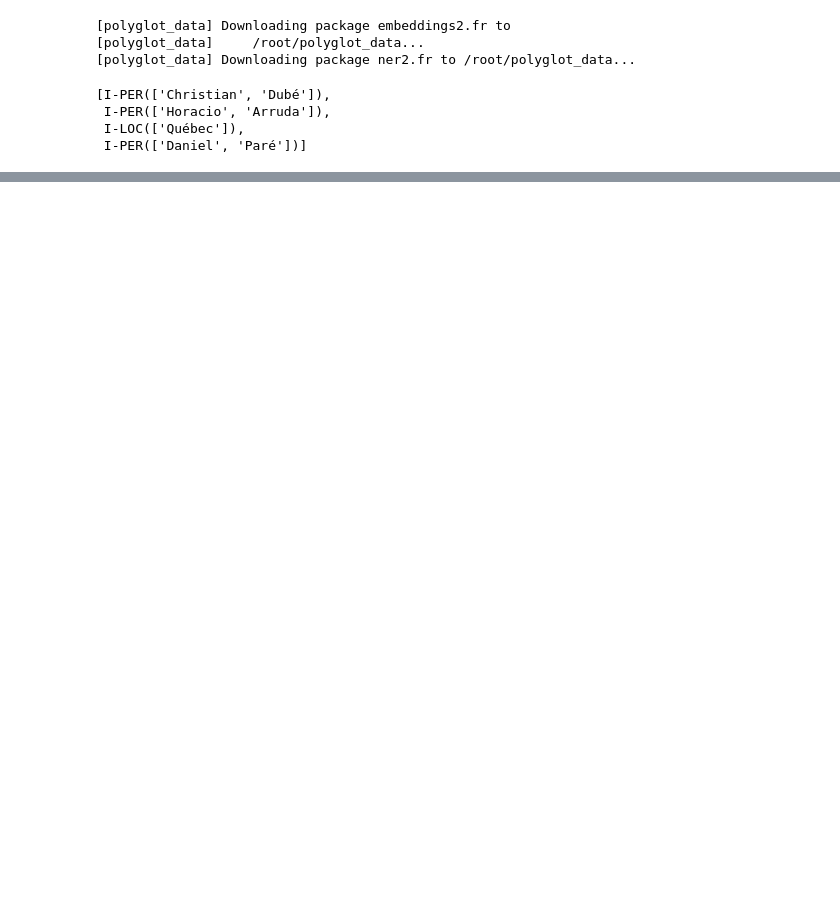
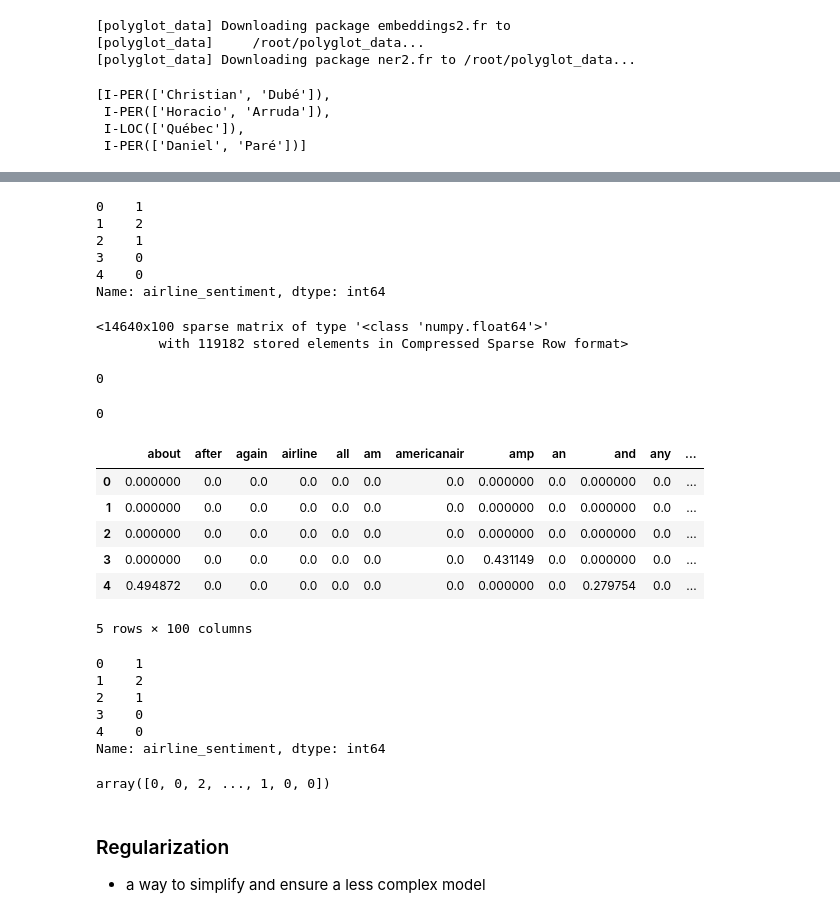
Before and after one commit to ywang1110/NLP, a Jupyter notebook: Quora_Question_Pairs_Similarity_Problem.ipynb, the cells around one changed output, grey strips where cells are left out. Saved outputs shown, nothing was run; the diff lists cells and outputs as text; code cells hidden in the pictures; blank space fills up the shorter version.

```diff
--- a/Quora_Question_Pairs_Similarity_Problem.ipynb
+++ b/Quora_Question_Pairs_Similarity_Problem.ipynb
@@ -1373,0 +2112,3 @@ ptext.entities
+# %%
+tweets['airline_sentiment'] = tweets['airline_sentiment'].replace(to_replace=['negative','neutral','positive'], value=[0,1,2])
+tweets.head()
@@ -1373,0 +2122,48 @@ ptext.entities
+# %%
+y = tweets['airline_sentiment']
+y.head()
+# %% [output]
+0    1
+1    2
+2    1
+3    0
+4    0
+Name: airline_sentiment, dtype: int64
+# %%
+from sklearn.feature_extraction.text import TfidfVectorizer
+tfidf_vect = TfidfVectorizer(max_features=100)
+tfidf_vect.fit(tweets.text)
+X = tfidf_vect.transform(tweets.text)
+X
+# %% [output]
+<14640x100 sparse matrix of type '<class 'numpy.float64'>'
+        with 119182 stored elements in Compressed Sparse Row format>
+# %%
+X_df = pd.DataFrame(X.toarray(), columns=tfidf_vect.get_feature_names())
+# %%
+X_df.isnull().any(1).sum()
+# %% [output]
+0
+# %%
+y.isnull().any().sum()
+# %% [output]
+0
+# %%
+X_df.head()
+# %% [output]
+|  | about | after | again | airline | all | am | americanair | amp | an | and | any | ... |
+| 0 | 0.000000 | 0.0 | 0.0 | 0.0 | 0.0 | 0.0 | 0.0 | 0.000000 | 0.0 | 0.000000 | 0.0 | ... |
+| 1 | 0.000000 | 0.0 | 0.0 | 0.0 | 0.0 | 0.0 | 0.0 | 0.000000 | 0.0 | 0.000000 | 0.0 | ... |
+| 2 | 0.000000 | 0.0 | 0.0 | 0.0 | 0.0 | 0.0 | 0.0 | 0.000000 | 0.0 | 0.000000 | 0.0 | ... |
+| 3 | 0.000000 | 0.0 | 0.0 | 0.0 | 0.0 | 0.0 | 0.0 | 0.431149 | 0.0 | 0.000000 | 0.0 | ... |
+| 4 | 0.494872 | 0.0 | 0.0 | 0.0 | 0.0 | 0.0 | 0.0 | 0.000000 | 0.0 | 0.279754 | 0.0 | ... |
+5 rows × 100 columns
+# %%
+y.head()
+# %% [output]
+0    1
+1    2
+2    1
+3    0
+4    0
+Name: airline_sentiment, dtype: int64
@@ -1373,0 +2173,10 @@ ptext.entities
+# %%
+from sklearn.linear_model import LogisticRegression
+log_reg = LogisticRegression().fit(X_train, y_train)
+log_reg.predict(X_test)
+# %% [output]
+array([0, 0, 2, ..., 1, 0, 0])
+# %% [markdown]
+### Regularization
+
+- a way to simplify and ensure a less complex model
```
Also changed, not shown: parts of 158 cells of this notebook.
